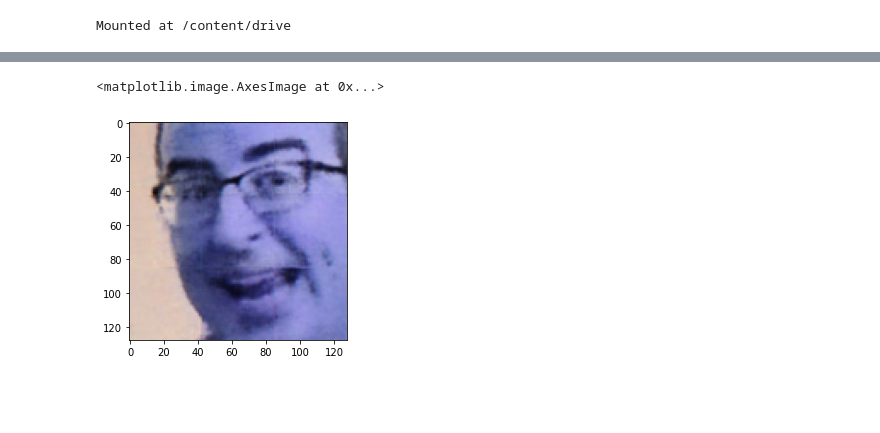
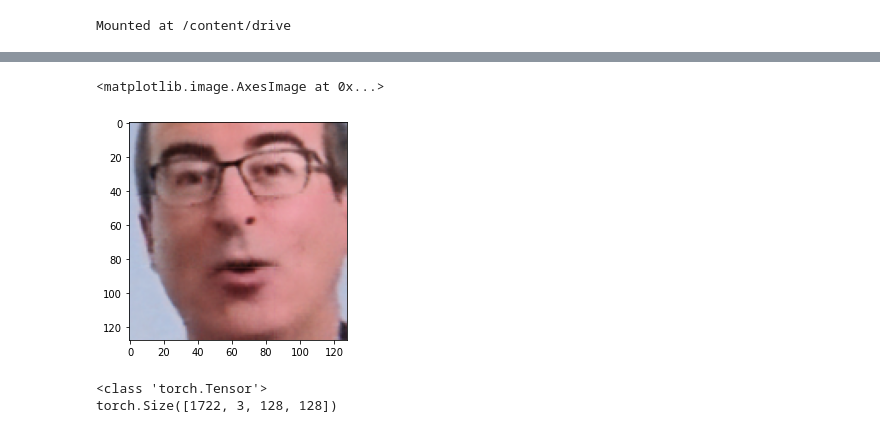
Before and after one commit to gandhiarjun/deepfake-generation, a Jupyter notebook: Auto_Encoders.ipynb, the cells around one changed output, grey strips where cells are left out. Saved outputs shown, nothing was run; the diff lists cells and outputs as text; code cells hidden in the pictures; blank space fills up the shorter version.

```diff
--- a/Auto_Encoders.ipynb
+++ b/Auto_Encoders.ipynb
@@ -391,9 +391,9 @@ drive.mount('/content/drive')
 Mounted at /content/drive
 # %%
 # hyperparameters
-epochs = 1000
+epochs = 150
 learning_rate = 0.001
-batch_size = 202
+batch_size = 100
 # %%
 #  use gpu if available
 device = torch.device("cuda" if torch.cuda.is_available() else "cpu")
@@ -488,16 +497,23 @@ RuntimeError: ignored
 # %%
-plt.imshow(((outputs[9].cpu().detach().view(128,128,3).numpy()*255)).astype(np.uint8))
+img = cv2.cvtColor(((outputs[3].cpu().detach().view(128,128,3).numpy()*255)).astype(np.uint8), cv2.COLOR_BGR2RGB)
+plt.imshow(img)
 # %% [output]
 <matplotlib.image.AxesImage at 0x...>
-[figure, old version]
+[figure, new version]
 # %%
 test_examples = None
-
+generated = []
 with torch.no_grad():
     for batch_features in test_loader:
         batch_features = batch_features.cuda()
         test_examples = batch_features.view(-1, 128*128*3).cuda()
         reconstruction = model(batch_features).cpu()
-        break
+        generated.append(reconstruction)
+print(type(generated[0]))
+generated = torch.cat(generated)
+print(generated.shape)
+# %% [output]
+<class 'torch.Tensor'>
+torch.Size([1722, 3, 128, 128])
 # %%
 with torch.no_grad():
```
Also changed, not shown: parts of 5 cells of this notebook.
